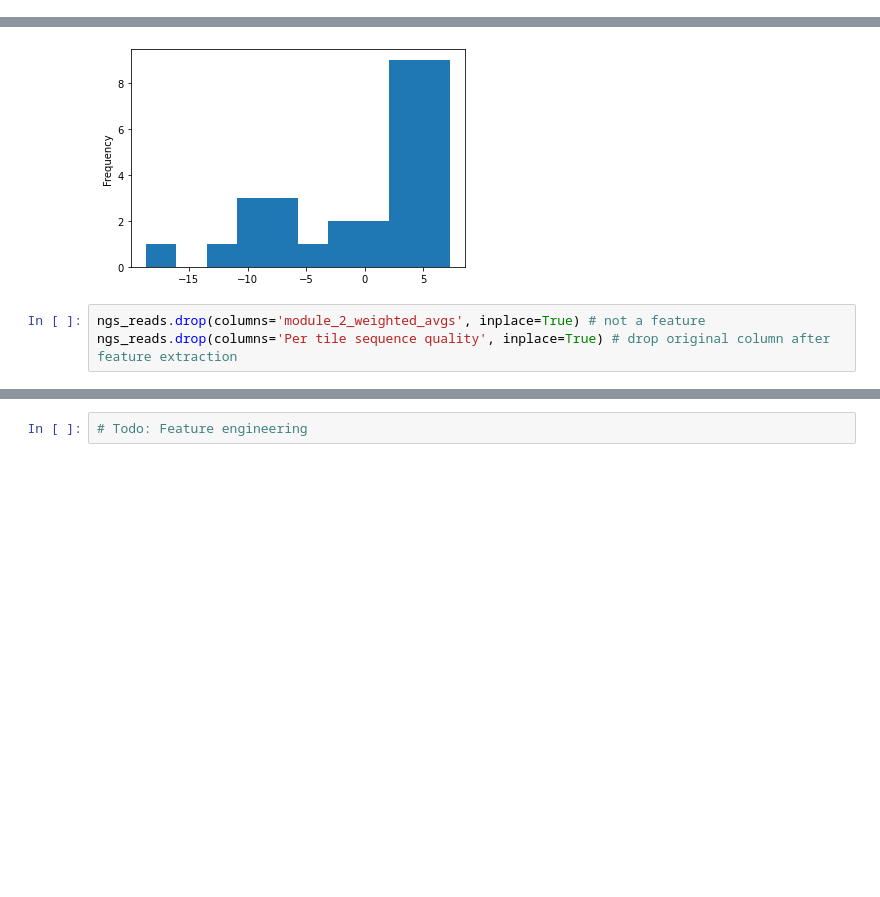
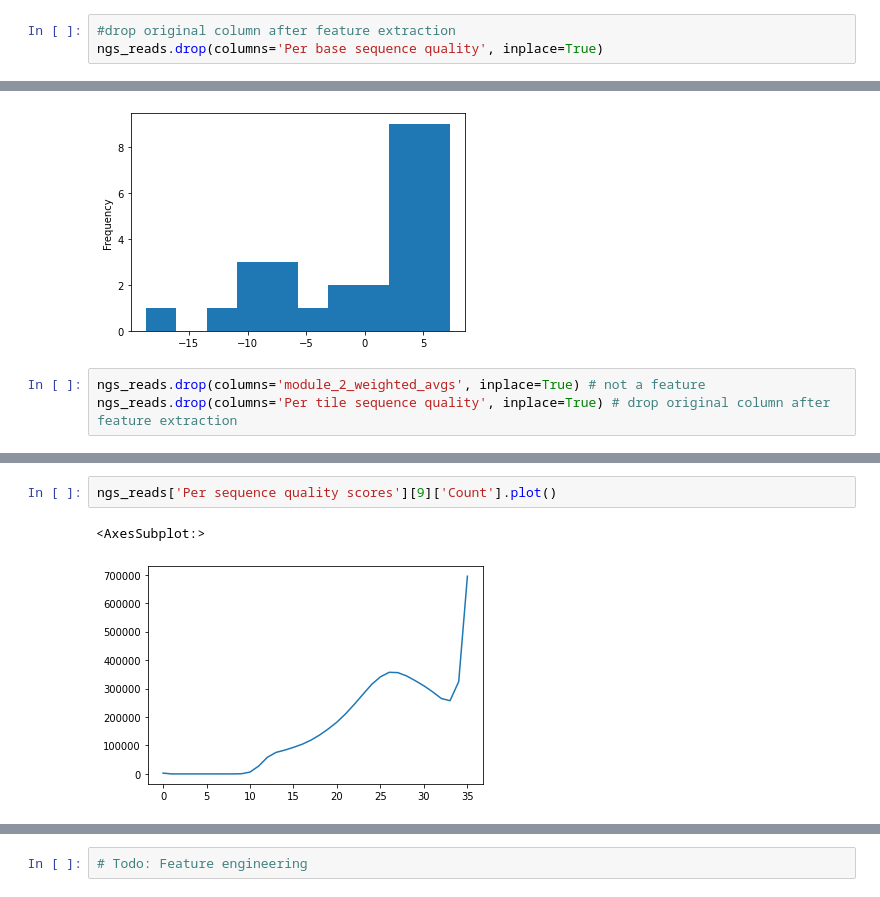
Before and after one commit to AlexHTW/ngs_quality_control, a Jupyter notebook: 06_feature_engineering_modules.ipynb, the cells around one changed output, grey strips where cells are left out. Cells and saved outputs as stored; diff of their text form; blank space fills up the shorter version.

```diff
--- a/06_feature_engineering_modules.ipynb
+++ b/06_feature_engineering_modules.ipynb
@@ -63,6 +67,9 @@ Results from this module will not be displayed if your input is a BAM/SAM file i
 ![Example Per base sequence quality](https://www.bioinformatics.babraham.ac.uk/projects/fastqc/Help/3%20Analysis%20Modules/per_base_quality.png)
 # %%
 # Todo: Feature engineering
+# %%
+#drop original column after feature extraction
+ngs_reads.drop(columns='Per base sequence quality', inplace=True)
 # %% [markdown]
 ### Module 2 - Per tile sequence quality
 
@@ -166,3 +173,8 @@ ngs_reads.drop(columns='Per tile sequence quality', inplace=True) # drop origina
  If a significant proportion of the sequences in a run have overall low quality then this could indicate some kind of systematic problem - possibly with just part of the run (for example one end of a flowcell).
 
 ![Example Per sequence quality scores](https://www.bioinformatics.babraham.ac.uk/projects/fastqc/Help/3%20Analysis%20Modules/per_sequence_quality.png)
+# %%
+ngs_reads['Per sequence quality scores'][9]['Count'].plot()
+# %% [output]
+<AxesSubplot:>
+[figure, added]
```
Also changed, not shown: parts of 57 cells of this notebook.
